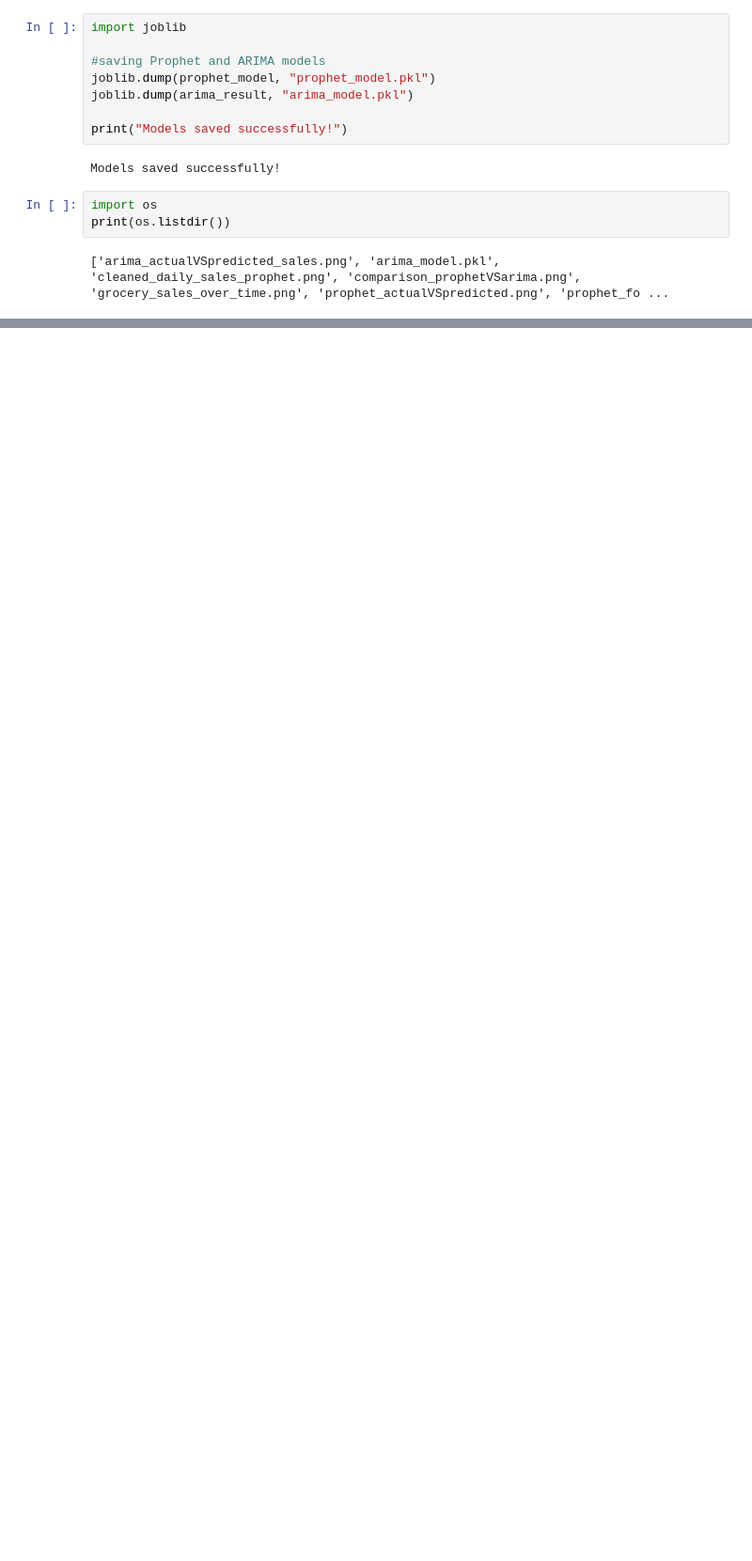
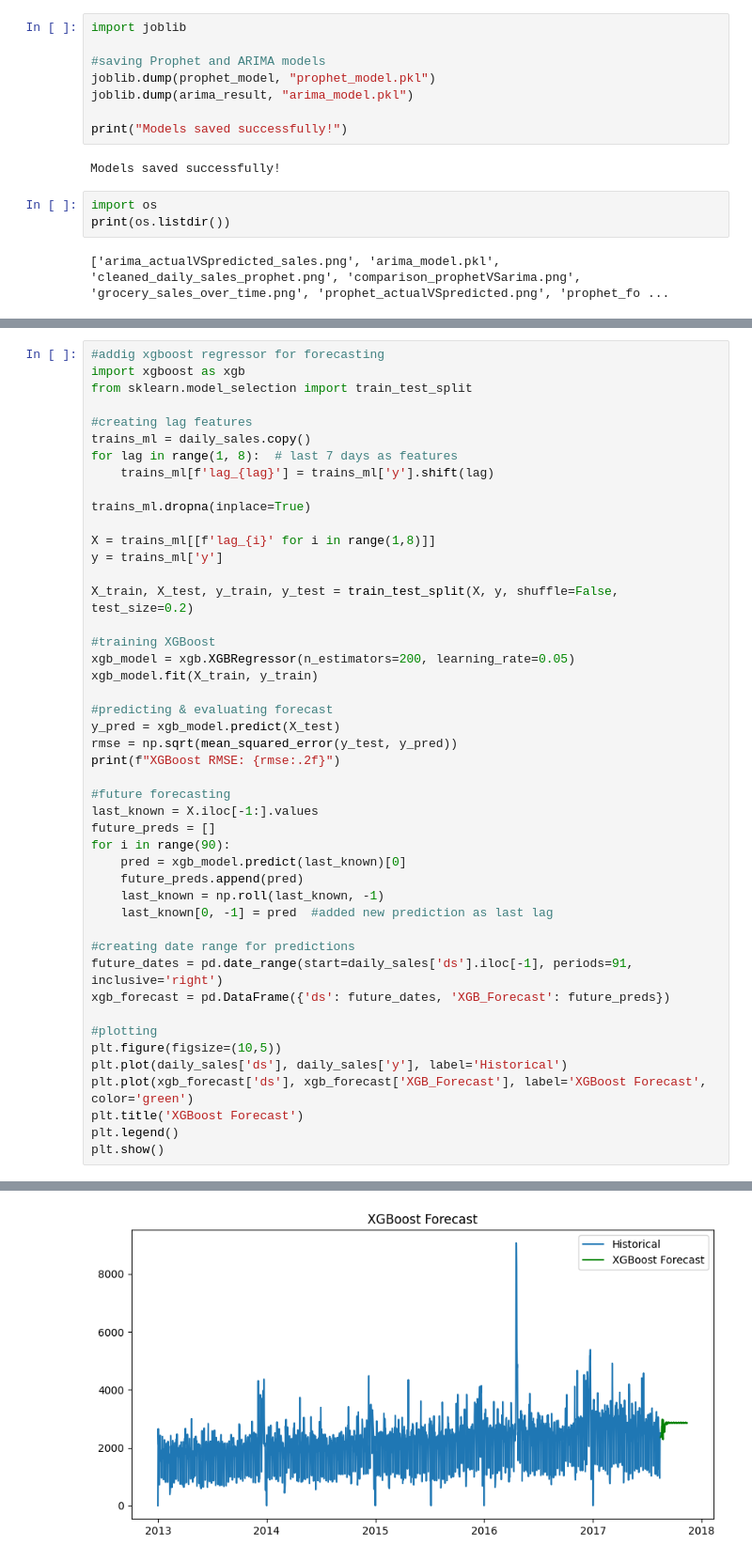
Before and after one commit to iAmPhyton/Sales-Forecasting-App, a Jupyter notebook: trains.ipynb, the cells around one changed output, grey strips where cells are left out. Shown: that part at 94% size. Saved outputs shown, nothing was run; the diff lists cells and outputs as text; blank space fills up the shorter version.

```diff
--- a/trains.ipynb
+++ b/trains.ipynb
@@ -305,0 +333,47 @@ print(os.listdir())
+# %%
+#addig xgboost regressor for forecasting
+import xgboost as xgb
+from sklearn.model_selection import train_test_split
+
+#creating lag features
+trains_ml = daily_sales.copy()
+for lag in range(1, 8):  # last 7 days as features
+    trains_ml[f'lag_{lag}'] = trains_ml['y'].shift(lag)
+
+trains_ml.dropna(inplace=True)
+
+X = trains_ml[[f'lag_{i}' for i in range(1,8)]]
+y = trains_ml['y']
+
+X_train, X_test, y_train, y_test = train_test_split(X, y, shuffle=False, test_size=0.2)
+
+#training XGBoost
+xgb_model = xgb.XGBRegressor(n_estimators=200, learning_rate=0.05)
+xgb_model.fit(X_train, y_train)
+
+#predicting & evaluating forecast
+y_pred = xgb_model.predict(X_test)
+rmse = np.sqrt(mean_squared_error(y_test, y_pred))
+print(f"XGBoost RMSE: {rmse:.2f}")
+
+#future forecasting
+last_known = X.iloc[-1:].values
+future_preds = []
+for i in range(90):
+    pred = xgb_model.predict(last_known)[0]
+    future_preds.append(pred)
+    last_known = np.roll(last_known, -1)
+    last_known[0, -1] = pred  #added new prediction as last lag
+
+#creating date range for predictions
+future_dates = pd.date_range(start=daily_sales['ds'].iloc[-1], periods=91, inclusive='right')
+xgb_forecast = pd.DataFrame({'ds': future_dates, 'XGB_Forecast': future_preds})
+
+#plotting
+plt.figure(figsize=(10,5))
+plt.plot(daily_sales['ds'], daily_sales['y'], label='Historical')
+plt.plot(xgb_forecast['ds'], xgb_forecast['XGB_Forecast'], label='XGBoost Forecast', color='green')
+plt.title('XGBoost Forecast')
+plt.legend()
+plt.show()
+# %% [output]
@@ -305,0 +381 @@ print(os.listdir())
+[figure, added]
```
Also changed, not shown: parts of 8 cells of this notebook.
